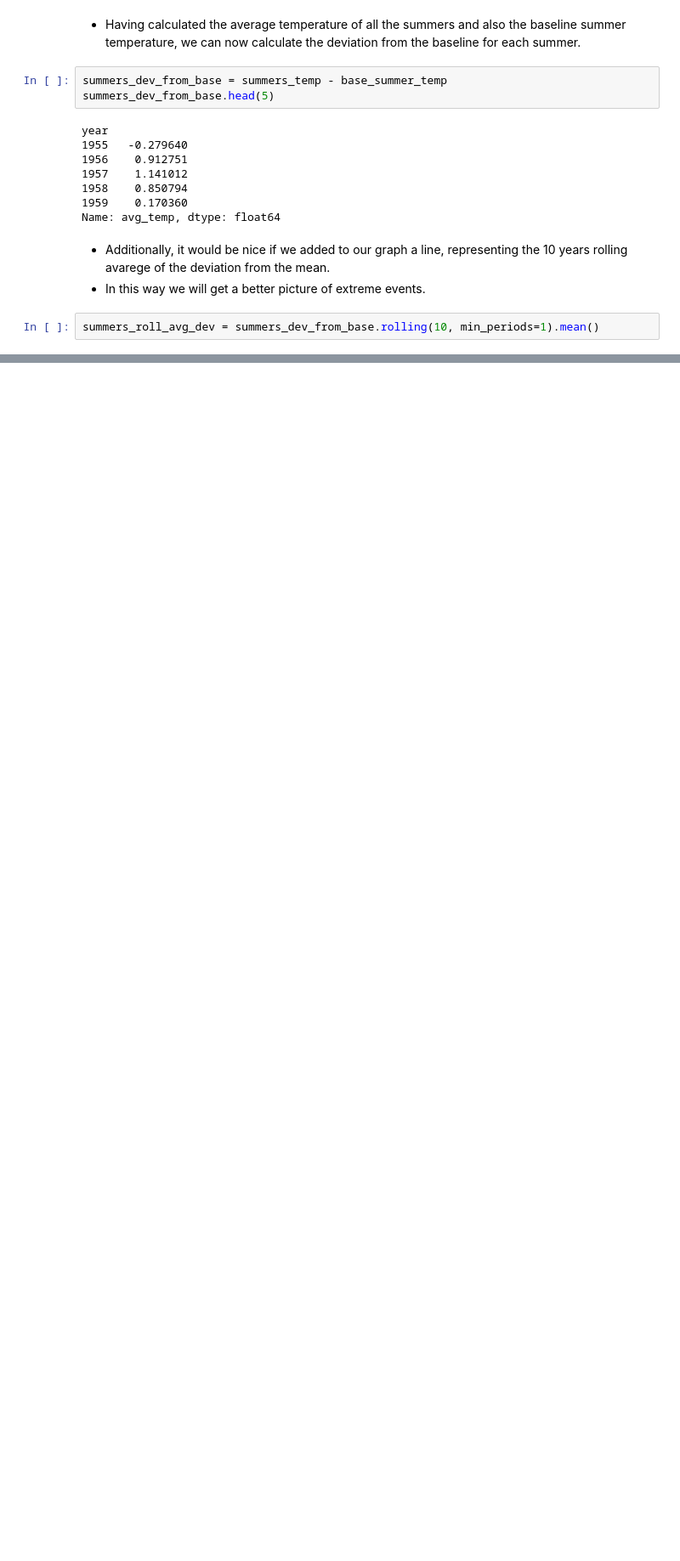
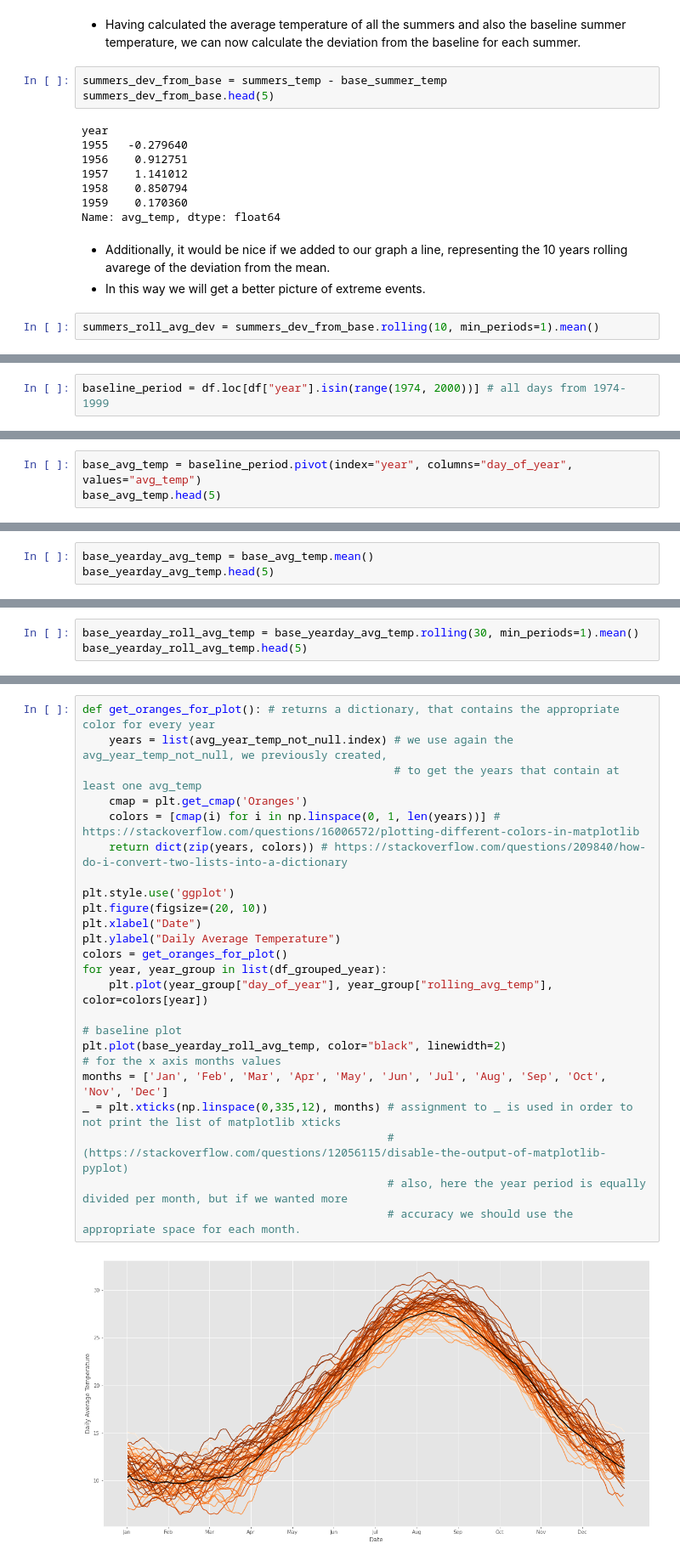
Before and after one commit to giorgossideris/athens_weather_analysis, a Jupyter notebook: weather_analysis.ipynb, the cells around one changed output, grey strips where cells are left out. Shown at 85% size. Drawn from its saved outputs; the diff is of its cells as text; blank space fills up the shorter version.

```diff
--- a/weather_analysis.ipynb
+++ b/weather_analysis.ipynb
@@ -434,0 +528,2 @@ All the above observations can be explained by the increased human activity the
+# %%
+baseline_period = df.loc[df["year"].isin(range(1974, 2000))] # all days from 1974-1999
@@ -434,0 +532,3 @@ All the above observations can be explained by the increased human activity the
+# %%
+base_avg_temp = baseline_period.pivot(index="year", columns="day_of_year", values="avg_temp")
+base_avg_temp.head(5)
@@ -434,0 +546,3 @@ All the above observations can be explained by the increased human activity the
+# %%
+base_yearday_avg_temp = base_avg_temp.mean()
+base_yearday_avg_temp.head(5)
@@ -434,0 +559,3 @@ All the above observations can be explained by the increased human activity the
+# %%
+base_yearday_roll_avg_temp = base_yearday_avg_temp.rolling(30, min_periods=1).mean()
+base_yearday_roll_avg_temp.head(5)
@@ -434,0 +575,26 @@ All the above observations can be explained by the increased human activity the
+# %%
+def get_oranges_for_plot(): # returns a dictionary, that contains the appropriate color for every year
+    years = list(avg_year_temp_not_null.index) # we use again the avg_year_temp_not_null, we previously created,
+                                               # to get the years that contain at least one avg_temp
+    cmap = plt.get_cmap('Oranges')
+    colors = [cmap(i) for i in np.linspace(0, 1, len(years))] # https://stackoverflow.com/questions/16006572/plotting-different-colors-in-matplotlib
+    return dict(zip(years, colors)) # https://stackoverflow.com/questions/209840/how-do-i-convert-two-lists-into-a-dictionary
+
+plt.style.use('ggplot')
+plt.figure(figsize=(20, 10))
+plt.xlabel("Date")
+plt.ylabel("Daily Average Temperature")
+colors = get_oranges_for_plot()
+for year, year_group in list(df_grouped_year):
+    plt.plot(year_group["day_of_year"], year_group["rolling_avg_temp"], color=colors[year])
+
+# baseline plot
+plt.plot(base_yearday_roll_avg_temp, color="black", linewidth=2)
+# for the x axis months values
+months = ['Jan', 'Feb', 'Mar', 'Apr', 'May', 'Jun', 'Jul', 'Aug', 'Sep', 'Oct', 'Nov', 'Dec']
+_ = plt.xticks(np.linspace(0,335,12), months) # assignment to _ is used in order to not print the list of matplotlib xticks
+                                              # (https://stackoverflow.com/questions/12056115/disable-the-output-of-matplotlib-pyplot)
+                                              # also, here the year period is equally divided per month, but if we wanted more
+                                              # accuracy we should use the appropriate space for each month.
+# %% [output]
+[figure, added]
```
Also changed, not shown: parts of 25 cells of this notebook.
